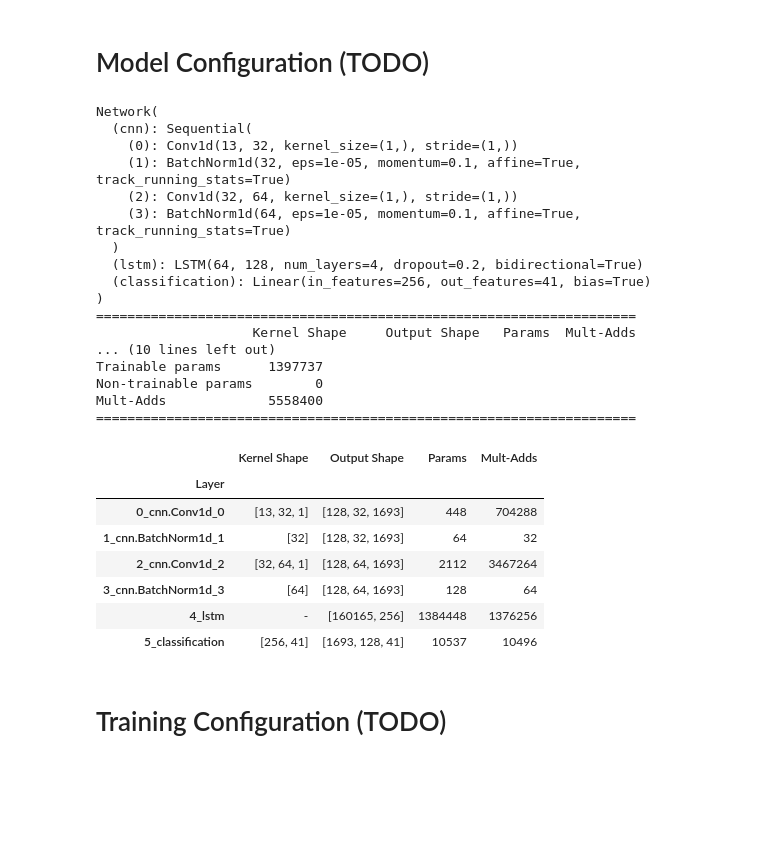
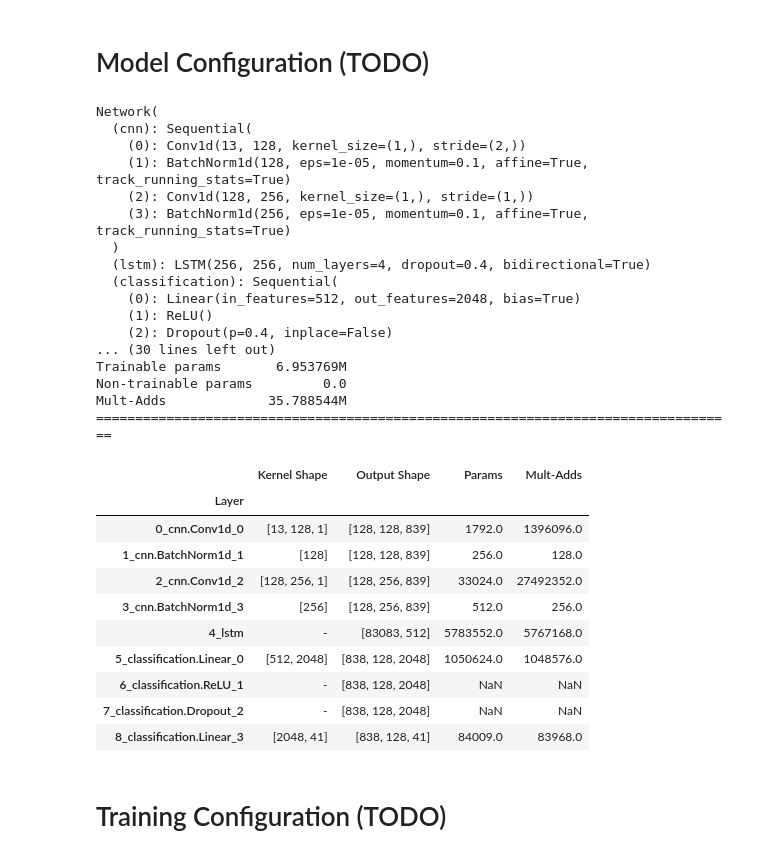
Before and after one commit to linjiw/787, a Jupyter notebook: hw3p2/HW3.ipynb, the cells around one changed output. Drawn from its saved outputs; the diff is of its cells as text; code cells hidden in the pictures; blank space fills up the shorter version.

```diff
--- a/hw3p2/HW3.ipynb
+++ b/hw3p2/HW3.ipynb
@@ -353,8 +353,9 @@ Test dataset samples = 2620, batches = 21
 # Test code for checking shapes and return arguments of the train and val loaders
 for data in train_loader:
     x, y, lx, ly = data # if you face an error saying "Cannot unpack", then you are not passing the collate_fn argument
-    print(f"ly {ly}")
-    print(f"lx {lx}")
+    # print(f"ly {ly}")
+    # print(f"lx {lx}")
+    lx = (lx/2).type(torch.LongTensor)
     print(x.shape, y.shape, lx.shape, ly.shape)
     break
 # %% [output]
@@ -394,63 +393,70 @@ class Network(nn.Module):
         # Embedding layer converts the raw input into features which may (or may not) help the LSTM to learn better
         # For the very low cut-off you dont require an embedding layer. You can pass the input directly to the  LSTM
         # self.embedding =
-        self.cnn = nn.Sequential(nn.Conv1d(13,32,1,1),nn.BatchNorm1d(32),nn.Conv1d(32,64,1,1),nn.BatchNorm1d(64))
+        self.cnn = nn.Sequential(nn.Conv1d(13,128,kernel_size = 1,stride= 2),nn.BatchNorm1d(128),nn.Conv1d(128,256,kernel_size = 1,stride= 1),nn.BatchNorm1d(256))
 
-        self.lstm = nn.LSTM(input_size=64,hidden_size= 128,bidirectional =True, num_layers= 4,dropout=0.2)# TODO: # Create a single layer, uni-directional LSTM with hidden_size = 256
+        self.lstm = nn.LSTM(input_size=256,hidden_size= 256,bidirectional =True, num_layers= 4,dropout=0.4)# TODO: # Create a single layer, uni-directional LSTM with hidden_size = 256
         # Use nn.LSTM() Make sure that you give in the proper arguments as given in https://pytorch.org/docs/stable/generated/torch.nn.LSTM.html
 
-        self.classification = nn.Linear(128*2,num_classes)# TODO: Create a single classification layer using nn.Linear()
+        self.classification = nn.Sequential(nn.Linear(256*2,2048),nn.ReLU(),nn.Dropout(p=0.4),nn.Linear(2048,41))# TODO: Create a single classification layer using nn.Linear()
 
     def forward(self, x, lx): # TODO: You need to pass atleast 1 more parameter apart from self and x
 
         # x is returned from the dataloader. So it is assumed to be padded with the help of the collate_fn
         # print(x.shape)
         x = self.cnn(x.permute(1,2,0))
         x = x.permute(2,0,1)
         # print(x.shape)
+
+
         packed_input = pack_padded_sequence(x,lx,enforce_sorted=False)# TODO: Pack the input with pack_padded_sequence. Look at the parameters it requires
 
         out1, (out2, out3) = self.lstm(packed_input)# TODO: Pass packed input to self.lstm
         # As you may see from the LSTM docs, LSTM returns 3 vectors. Which one do you need to pass to the next function?
         out, lengths  = pad_packed_sequence(out1)# TODO: Need to 'unpack' the LSTM output using pad_packed_sequence
 
+        # out = out.permute(1,0,2)
+        # print(out.shape)
         out = self.classification(out)# TODO: Pass unpacked LSTM output to the classification layer
         # out = # Optional: Do log softmax on the output. Which dimension?
         # print(out[0,0,:])
         out = torch.nn.functional.log_softmax(out,dim=2)
         # print(out[0,0,:])
         # print(sum(out[0,0,:]))
         return out, lengths # TODO: Need to return 2 variables
 
 model = Network()
 print(model)
 summary(model, x, lx) # x and lx are from the previous cell
 # %% [output]
 Network(
   (cnn): Sequential(
-    (0): Conv1d(13, 32, kernel_size=(1,), stride=(1,))
-    (1): BatchNorm1d(32, eps=1e-05, momentum=0.1, affine=True, track_running_stats=True)
-    (2): Conv1d(32, 64, kernel_size=(1,), stride=(1,))
-    (3): BatchNorm1d(64, eps=1e-05, momentum=0.1, affine=True, track_running_stats=True)
+    (0): Conv1d(13, 128, kernel_size=(1,), stride=(2,))
+    (1): BatchNorm1d(128, eps=1e-05, momentum=0.1, affine=True, track_running_stats=True)
+    (2): Conv1d(128, 256, kernel_size=(1,), stride=(1,))
+    (3): BatchNorm1d(256, eps=1e-05, momentum=0.1, affine=True, track_running_stats=True)
   )
-  (lstm): LSTM(64, 128, num_layers=4, dropout=0.2, bidirectional=True)
-  (classification): Linear(in_features=256, out_features=41, bias=True)
-)
-=====================================================================
-                    Kernel Shape     Output Shape   Params  Mult-Adds
-... (10 lines left out)
-Trainable params      1397737
-Non-trainable params        0
-Mult-Adds             5558400
-=====================================================================
+  (lstm): LSTM(256, 256, num_layers=4, dropout=0.4, bidirectional=True)
+  (classification): Sequential(
+    (0): Linear(in_features=512, out_features=2048, bias=True)
+    (1): ReLU()
+    (2): Dropout(p=0.4, inplace=False)
+... (30 lines left out)
+Trainable params       6.953769M
+Non-trainable params         0.0
+Mult-Adds             35.788544M
+==================================================================================
 |  | Kernel Shape | Output Shape | Params | Mult-Adds |
 | Layer |  |  |  |  |
-| 0_cnn.Conv1d_0 | [13, 32, 1] | [128, 32, 1693] | 448 | 704288 |
-| 1_cnn.BatchNorm1d_1 | [32] | [128, 32, 1693] | 64 | 32 |
-| 2_cnn.Conv1d_2 | [32, 64, 1] | [128, 64, 1693] | 2112 | 3467264 |
-| 3_cnn.BatchNorm1d_3 | [64] | [128, 64, 1693] | 128 | 64 |
-| 4_lstm | - | [160165, 256] | 1384448 | 1376256 |
-| 5_classification | [256, 41] | [1693, 128, 41] | 10537 | 10496 |
+| 0_cnn.Conv1d_0 | [13, 128, 1] | [128, 128, 839] | 1792.0 | 1396096.0 |
+| 1_cnn.BatchNorm1d_1 | [128] | [128, 128, 839] | 256.0 | 128.0 |
+| 2_cnn.Conv1d_2 | [128, 256, 1] | [128, 256, 839] | 33024.0 | 27492352.0 |
+| 3_cnn.BatchNorm1d_3 | [256] | [128, 256, 839] | 512.0 | 256.0 |
+| 4_lstm | - | [83083, 512] | 5783552.0 | 5767168.0 |
+| 5_classification.Linear_0 | [512, 2048] | [838, 128, 2048] | 1050624.0 | 1048576.0 |
+| 6_classification.ReLU_1 | - | [838, 128, 2048] | NaN | NaN |
+| 7_classification.Dropout_2 | - | [838, 128, 2048] | NaN | NaN |
+| 8_classification.Linear_3 | [2048, 41] | [838, 128, 41] | 84009.0 | 83968.0 |
 # %% [markdown]
 # Training Configuration (TODO)
 # %%
```
Also changed, not shown: parts of 7 cells of this notebook.
